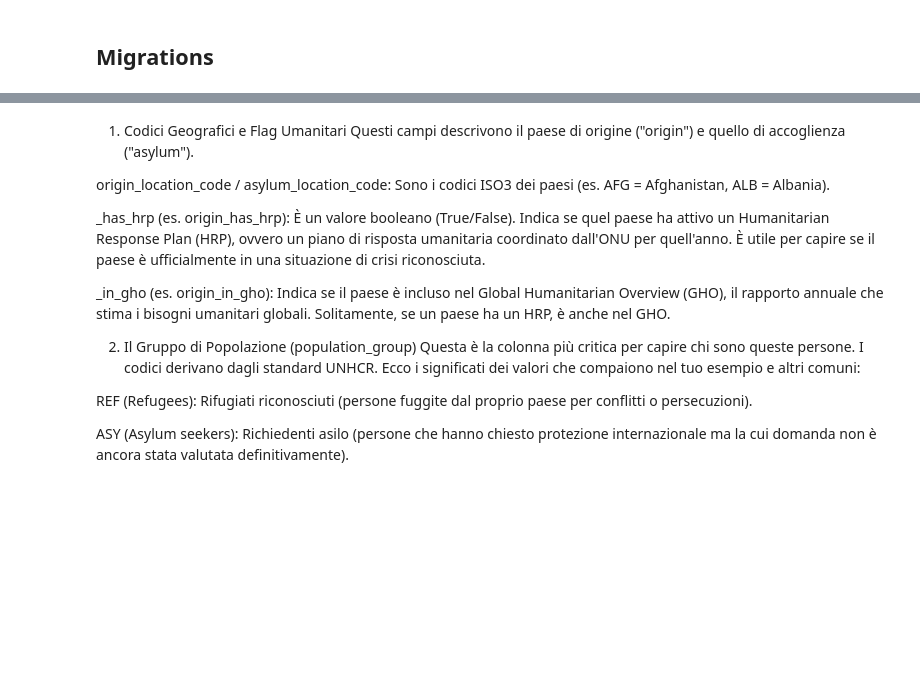
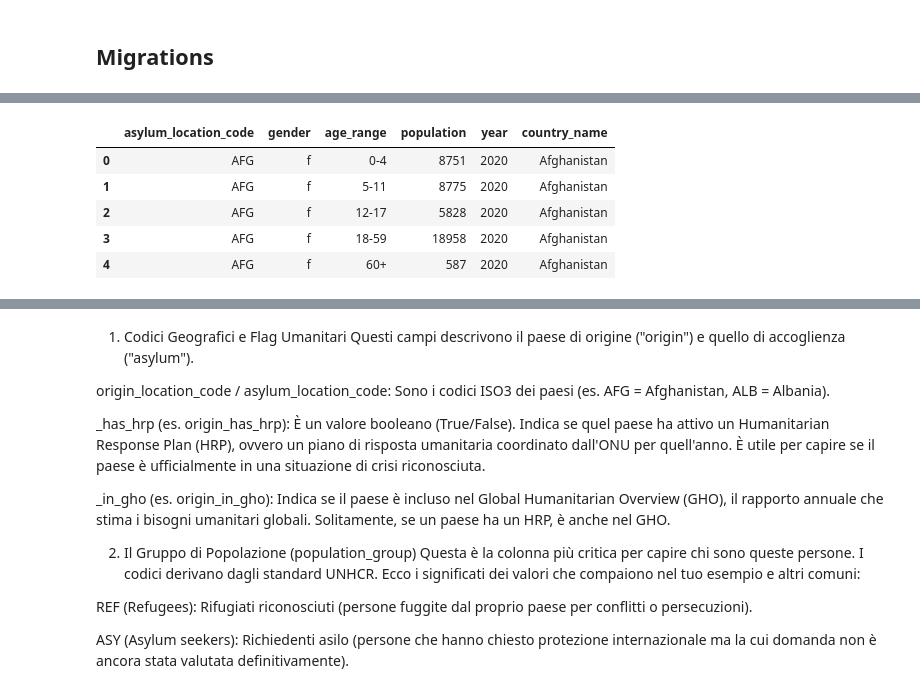
Before and after one commit to group-pi-dataviz/group-pi-dataviz.github.io, a Jupyter notebook: scripts/data_prepocessing_parte5.ipynb, the cells around one changed output, grey strips where cells are left out. Cells and saved outputs as stored; diff of their text form; code cells hidden in the pictures; blank space fills up the shorter version.

```diff
--- a/scripts/data_prepocessing_parte5.ipynb
+++ b/scripts/data_prepocessing_parte5.ipynb
@@ -29,0 +294,11 @@ def summarize_data(data):
+# %%
+# Adding a column 'country_name' with the names coming from the dictionary full_location_codes
+migration_data_2000['country_name'] = migration_data_2000['asylum_location_code'].map(full_location_codes)
+migration_data_2000.head()
+# %% [output]
+|  | asylum_location_code | gender | age_range | population | year | country_name |
+| 0 | AFG | f | 0-4 | 8751 | 2020 | Afghanistan |
+| 1 | AFG | f | 5-11 | 8775 | 2020 | Afghanistan |
+| 2 | AFG | f | 12-17 | 5828 | 2020 | Afghanistan |
+| 3 | AFG | f | 18-59 | 18958 | 2020 | Afghanistan |
+| 4 | AFG | f | 60+ | 587 | 2020 | Afghanistan |
```
Also changed, not shown: parts of 10 cells of this notebook, 3 other files.
